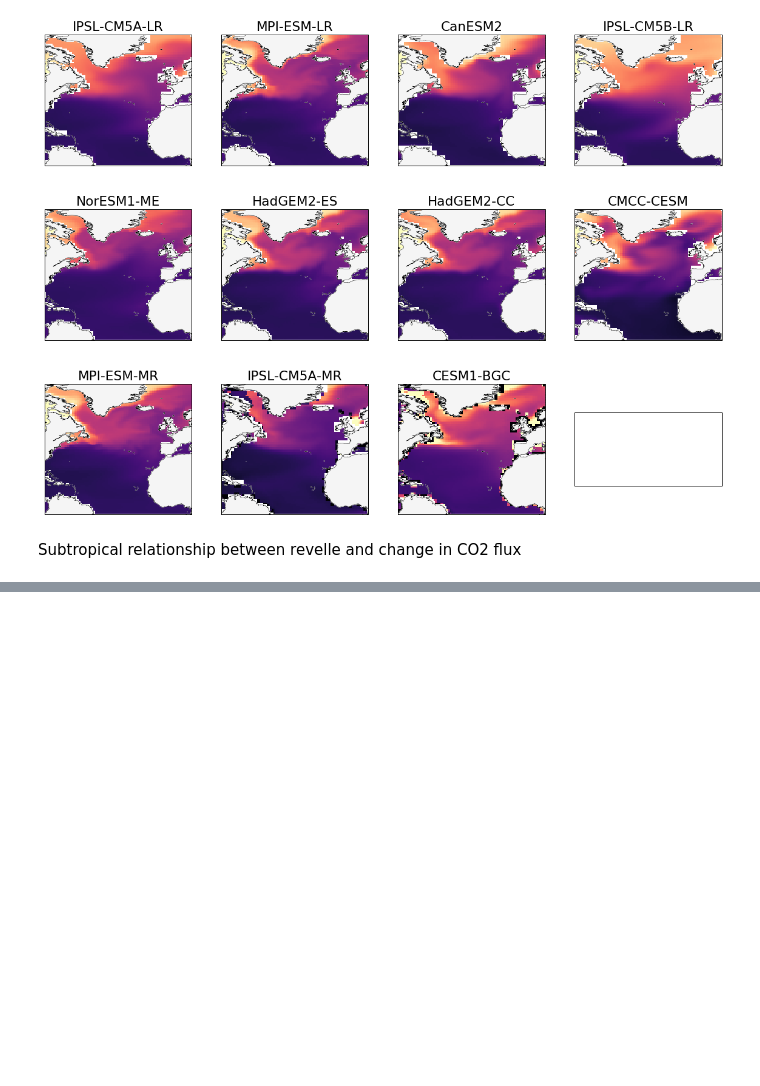
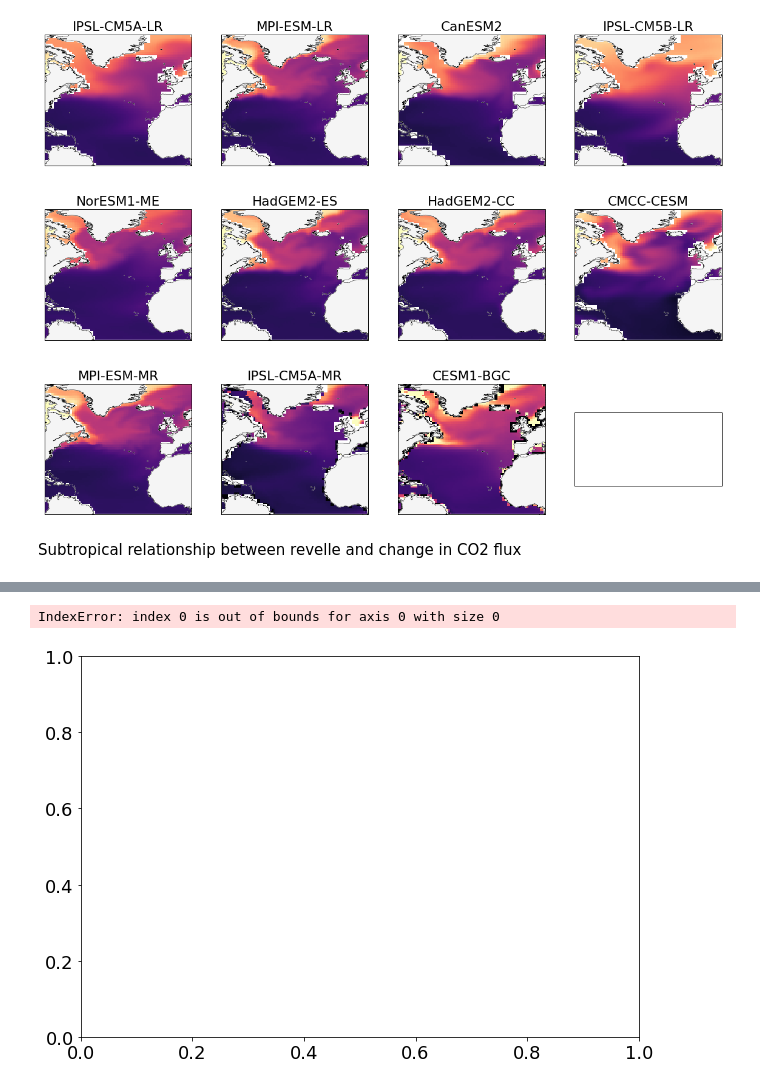
Before and after one commit to PaulHalloran/batmobile_jupyter_notebooks, a Jupyter notebook: analysis_for_noc_talk.ipynb, the cells around one changed output, grey strips where cells are left out. Cells and saved outputs as stored; diff of their text form; code cells hidden in the pictures; blank space fills up the shorter version.

```diff
--- a/analysis_for_noc_talk.ipynb
+++ b/analysis_for_noc_talk.ipynb
@@ -1201,0 +1348,35 @@ SyntaxError: invalid syntax (<ipython-input-513-05c1e11c8eca>, line 1)
+# %%
+variable = 'talk'
+run = 'rcp85'
+models = list(data_dict[run][variable])
+models.remove('CanESM2')
+models.remove('BNU-ESM')
+
+plt.close('all')
+fig = plt.figure(figsize=(10,7))
+gs = gridspec.GridSpec(1, 1)
+ax1 = plt.subplot(gs[0:1,0:1])
+
+#'atl_n_subtropics','subtropics','atl_s_subtropics','pac_n_subtropicsE','pac_n_subtropicsW','pac_s_subtropicsE','pac_s_subtropicsW','global','atl_n_subpolar','pac_n_subpolarE','pac_n_subpolarW','S_ocean','arctic'
+j=7
+
+for i,model in enumerate(models):
+    revelle_factor = carbchem_revelle(10,9.99e9,data_dict_region[regions[j]][run]['tos'][model]['first20']-273.15,data_dict_region[regions[j]][run]['sos'][model]['first20'],data_dict_region[regions[j]][run]['dissic'][model]['first20'],data_dict_region[regions[j]][run]['talk'][model]['first20'])
+    rf_aa = area_avg2(revelle_factor,region_bounds[regions[j]]['W'],region_bounds[regions[j]]['E'],region_bounds[regions[j]]['S'],region_bounds[regions[j]]['N'])
+    fgco2_change = area_sum2(data_dict_region[regions[j]][run]['fgco2'][model]['last20'] - data_dict_region[regions[j]][run]['fgco2'][model]['first20'],region_bounds[regions[j]]['W'],region_bounds[regions[j]]['E'],region_bounds[regions[j]]['S'],region_bounds[regions[j]]['N'])
+    if model <> 'NorESM1-ME':
+        ax1.scatter(rf_aa.data,(fgco2_change.data*365.0*yearsec)/1.0e12,s=100,label = model)
+
+# plt.ylim(0.0,0.008)
+# cbar = fig.colorbar(contour_result1, cax=axs[-1])
+# cbar.set_label('Revelle Factor')
+plt.legend(loc=8, bbox_to_anchor=(1.2, 0.5),prop={'size': 12},frameon=False)
+ax1.set_xlabel('spatial mean Revelle Factor')
+ax1.set_ylabel('total air-sea CO$_2$ flux change\nlast 20 - first 20yrs (PgC yr$^{-1}$))')
+
+plt.title('region')
+plt.tight_layout()
+plt.savefig('/home/ph290/Documents/figures/class_scatter_revelle_v_fgco2_region.png')
+# %% [output]
+IndexError: index 0 is out of bounds for axis 0 with size 0
+[figure, added]
```
Also changed, not shown: parts of 19 cells of this notebook.
